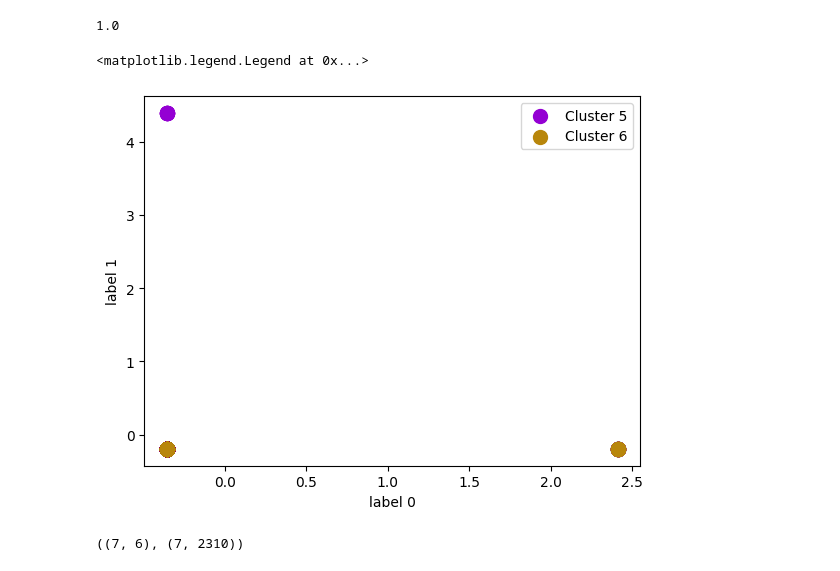
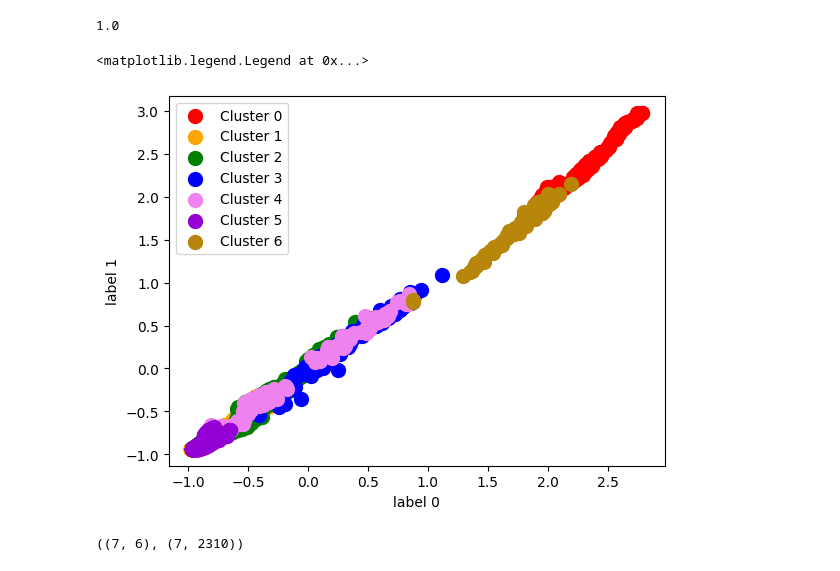
Before and after one commit to allansdefreitas/unsupervised-learning, a Jupyter notebook: questao_1.ipynb, the cells around one changed output. Cells and saved outputs as stored; diff of their text form; code cells hidden in the pictures.

```diff
--- a/questao_1.ipynb
+++ b/questao_1.ipynb
@@ -1108,22 +1116,22 @@ sum
 # %%
 labels_posteriori = datasets_labels_posteriori[2]
 
 s=100
-X = X_dataset_3
-# plt.scatter(X[labels_posteriori == 0, 0], X[labels_posteriori == 0, 1], s=s, c='red', label='Cluster 0')
-# plt.scatter(X[labels_posteriori == 1, 0], X[labels_posteriori == 1, 1], s=s, c='orange', label='Cluster 1')
-# plt.scatter(X[labels_posteriori == 2, 0], X[labels_posteriori == 2, 1], s=s, c='green', label='Cluster 2')
-# plt.scatter(X[labels_posteriori == 3, 0], X[labels_posteriori == 3, 1], s=s, c='blue', label='Cluster 3')
-# plt.scatter(X[labels_posteriori == 4, 0], X[labels_posteriori == 4, 1], s=s, c='violet', label='Cluster 4')
+X = X_dataset_2
+plt.scatter(X[labels_posteriori == 0, 0], X[labels_posteriori == 0, 1], s=s, c='red', label='Cluster 0')
+plt.scatter(X[labels_posteriori == 1, 0], X[labels_posteriori == 1, 1], s=s, c='orange', label='Cluster 1')
+plt.scatter(X[labels_posteriori == 2, 0], X[labels_posteriori == 2, 1], s=s, c='green', label='Cluster 2')
+plt.scatter(X[labels_posteriori == 3, 0], X[labels_posteriori == 3, 1], s=s, c='blue', label='Cluster 3')
+plt.scatter(X[labels_posteriori == 4, 0], X[labels_posteriori == 4, 1], s=s, c='violet', label='Cluster 4')
 plt.scatter(X[labels_posteriori == 5, 0], X[labels_posteriori == 5, 1], s=s, c='darkviolet', label='Cluster 5')
 plt.scatter(X[labels_posteriori == 6, 0], X[labels_posteriori == 6, 1], s=s, c='darkgoldenrod', label='Cluster 6')
 
 plt.xlabel('label 0')
 plt.ylabel('label 1')
 plt.legend()
 # %% [output]
 <matplotlib.legend.Legend at 0x...>
-[figure, old version]
+[figure, new version]
 # %%
 cntr, u, u0, d, jm, p, fpc = skfuzzy_fcm(X_dataset_1, n_clusters_C, m, error_e, maxiter_T, distance_metric)
 cntr.shape, u.shape
```
Also changed, not shown: parts of 5 cells of this notebook.
